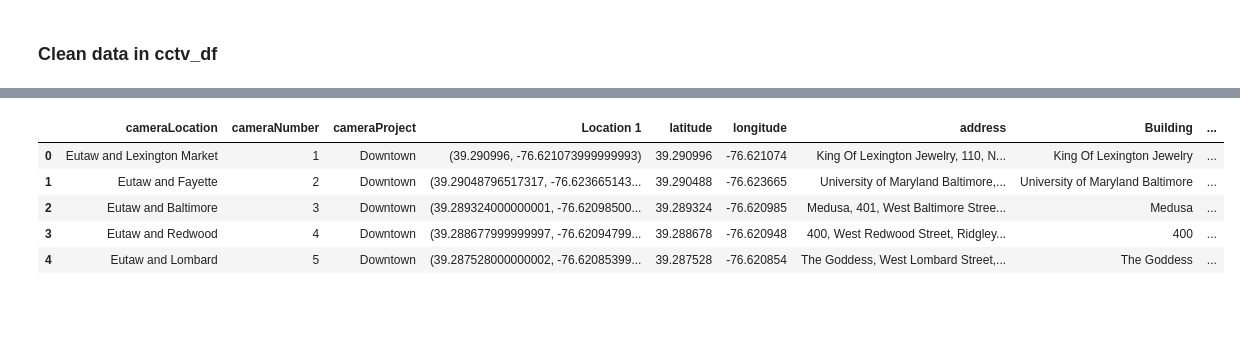
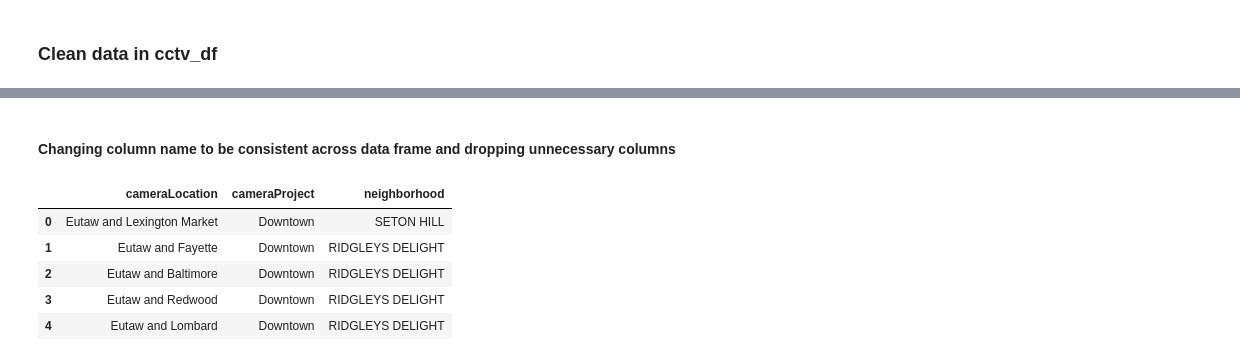
Before and after one commit to tduszyk/Baltimore_Crime, a Jupyter notebook: main.ipynb, the cells around one changed output, grey strips where cells are left out. Saved outputs shown, nothing was run; the diff lists cells and outputs as text; code cells hidden in the pictures; blank space fills up the shorter version.

Commit message:
Cleaned CCTV cctv_clean_df

```diff
--- a/main.ipynb
+++ b/main.ipynb
@@ -168,9 +221,22 @@ cctv_df.drop(columns=['cameraLocation', 'cameraProject', 'Location 1', 'address'
+# %% [markdown]
+#### Changing column name to be consistent across data frame and dropping unnecessary columns
+# %%
+def capt_neighborhood(row) -> str:
+    hood = row['Neighborhood']
+    hood = hood.upper()
+    return hood
+# %%
+cctv_clean_df['Neighborhood'] = cctv_clean_df.apply(lambda row: capt_neighborhood(row), axis = 1)
+# %%
+cctv_clean_df.rename(columns = {'Neighborhood':'neighborhood'}, inplace = True)
+# %%
+cctv_clean_df = cctv_clean_df.drop(columns=['City'])
 # %%
-cctv_df.head()
+cctv_clean_df.head()
 # %% [output]
-|  | cameraLocation | cameraNumber | cameraProject | Location 1 | latitude | longitude | address | Building | ... |
-| 0 | Eutaw and Lexington Market | 1 | Downtown | (39.290996, -76.621073999999993) | 39.290996 | -76.621074 | King Of Lexington Jewelry, 110, N... | King Of Lexington Jewelry | ... |
-| 1 | Eutaw and Fayette | 2 | Downtown | (39.29048796517317, -76.623665143... | 39.290488 | -76.623665 | University of Maryland Baltimore,... | University of Maryland Baltimore | ... |
-| 2 | Eutaw and Baltimore | 3 | Downtown | (39.289324000000001, -76.62098500... | 39.289324 | -76.620985 | Medusa, 401, West Baltimore Stree... | Medusa | ... |
-| 3 | Eutaw and Redwood | 4 | Downtown | (39.288677999999997, -76.62094799... | 39.288678 | -76.620948 | 400, West Redwood Street, Ridgley... | 400 | ... |
-| 4 | Eutaw and Lombard | 5 | Downtown | (39.287528000000002, -76.62085399... | 39.287528 | -76.620854 | The Goddess, West Lombard Street,... | The Goddess | ... |
+|  | cameraLocation | cameraProject | neighborhood |
+| 0 | Eutaw and Lexington Market | Downtown | SETON HILL |
+| 1 | Eutaw and Fayette | Downtown | RIDGLEYS DELIGHT |
+| 2 | Eutaw and Baltimore | Downtown | RIDGLEYS DELIGHT |
+| 3 | Eutaw and Redwood | Downtown | RIDGLEYS DELIGHT |
+| 4 | Eutaw and Lombard | Downtown | RIDGLEYS DELIGHT |
```
Also changed, not shown: parts of 13 cells of this notebook, 2 other files.
